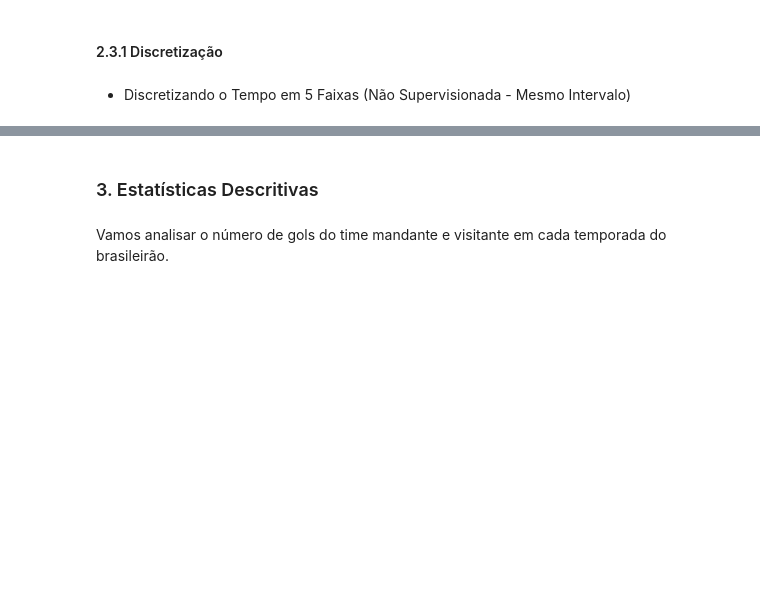
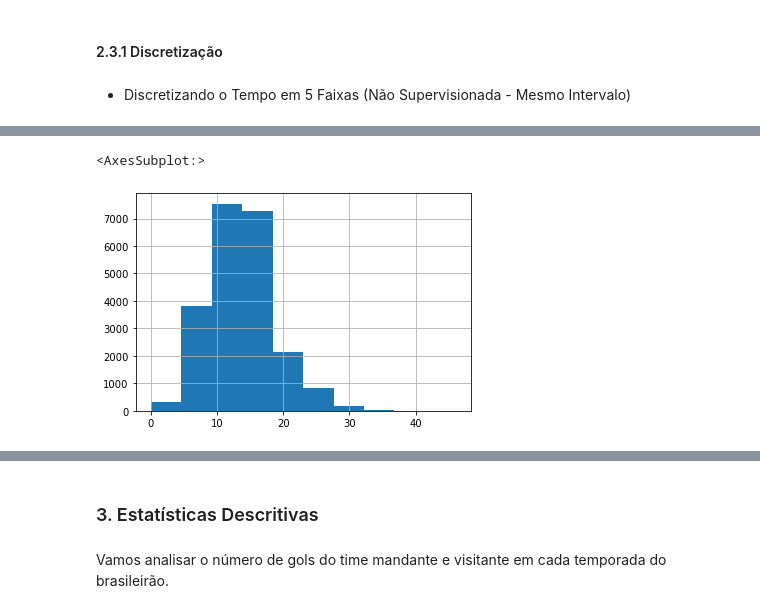
Before and after one commit to matheusalb/Veva365, a Jupyter notebook: Projeto 1.ipynb, the cells around one changed output, grey strips where cells are left out. Saved outputs shown, nothing was run; the diff lists cells and outputs as text; code cells hidden in the pictures; blank space fills up the shorter version.

```diff
--- a/Projeto 1.ipynb
+++ b/Projeto 1.ipynb
@@ -389,0 +434,5 @@ df['Time_seconds_dist'] = pd.cut(df['Time_seconds'], 5, labels=range(5))
+# %%
+df['HS'].hist()
+# %% [output]
+<AxesSubplot:>
+[figure, added]
```
Also changed, not shown: parts of 30 cells of this notebook.
